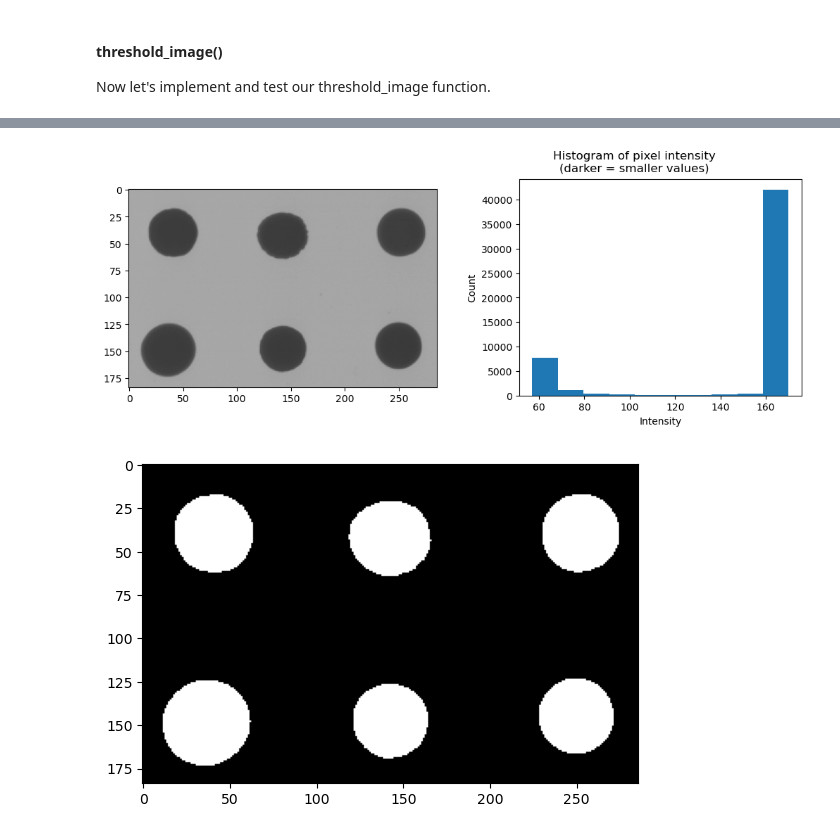
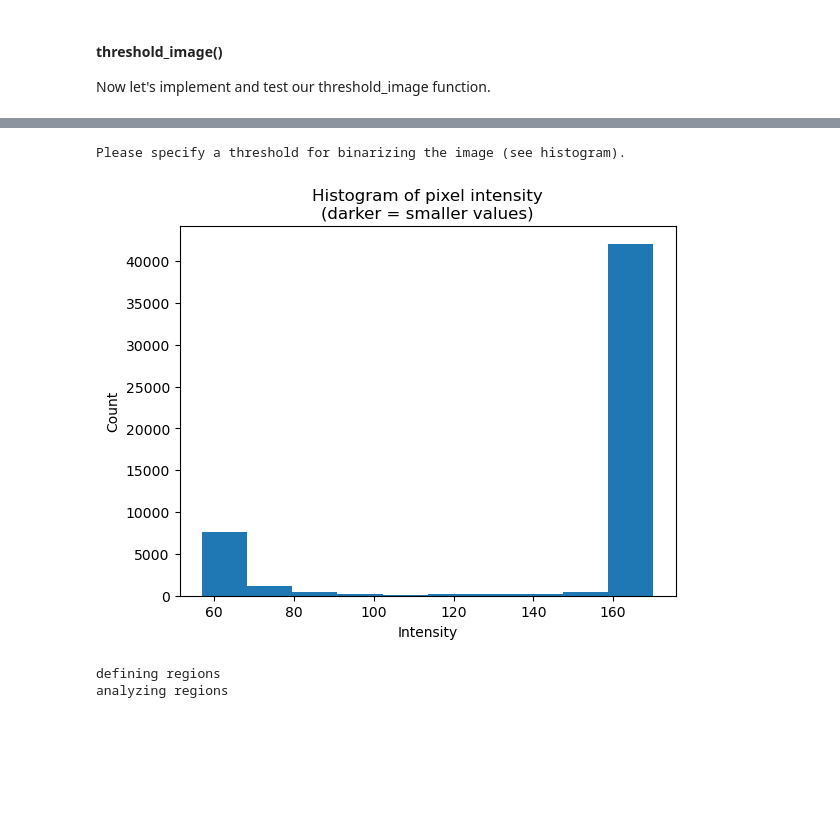
Before and after one commit to Bio724D/Bio724D_2023_2024, a Jupyter notebook: python_notebooks/Control-flow-dicts-functions.ipynb, the cells around one changed output, grey strips where cells are left out. Saved outputs shown, nothing was run; the diff lists cells and outputs as text; code cells hidden in the pictures; blank space fills up the shorter version.

```diff
--- a/python_notebooks/Control-flow-dicts-functions.ipynb
+++ b/python_notebooks/Control-flow-dicts-functions.ipynb
@@ -530,10 +525,12 @@ analyzing regions
 Now let's implement and test our threshold_image function.
 # %%
 def threshold_image(img, threshold, plot=False):
-    """Threshold a grayscale image tt the given threshold value.
+    """Threshold a grayscale image at the given threshold value.
     Assumes dark objects against a light background.
     """
     binimg =  img < threshold
     if plot:
         plt.imshow(binimg, cmap="gray", vmin=0, vmax=1)
     return binimg
+# %%
+binimg = threshold_image(img, 125, plot=True)
@@ -584,4 +571,0 @@ def evaluate_grayscale_image(img, bitdepth=8):
-# %%
-evaluate_grayscale_image(colonies)
-# %% [output]
-[figure, removed]
@@ -593,4 +571,0 @@ def binarize_image(img, threshold):
-# %%
-binimg = binarize_image(colonies, 120)
-# %% [output]
-[figure, removed]
@@ -598,0 +572,10 @@ from skimage import measure
+# %%
+vals = segment_and_measure("yeast_colonies.jpg")
+# %% [output]
+Please specify a threshold for binarizing the image (see histogram).
+[figure, added]
+# %%
+vals = segment_and_measure("yeast_colonies.jpg", threshold=125)
+# %% [output]
+defining regions
+analyzing regions
```
Also changed, not shown: parts of 38 cells of this notebook.
